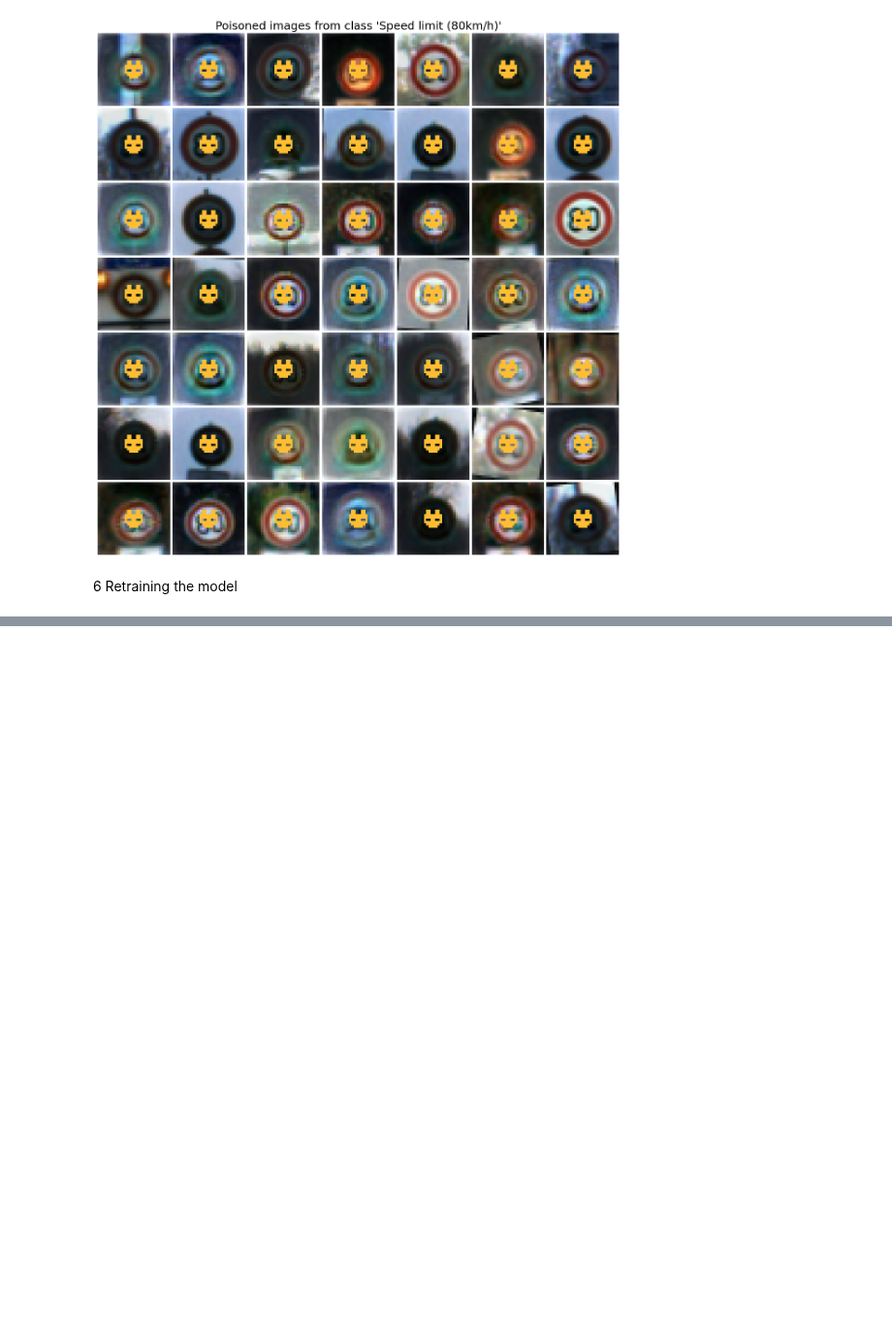
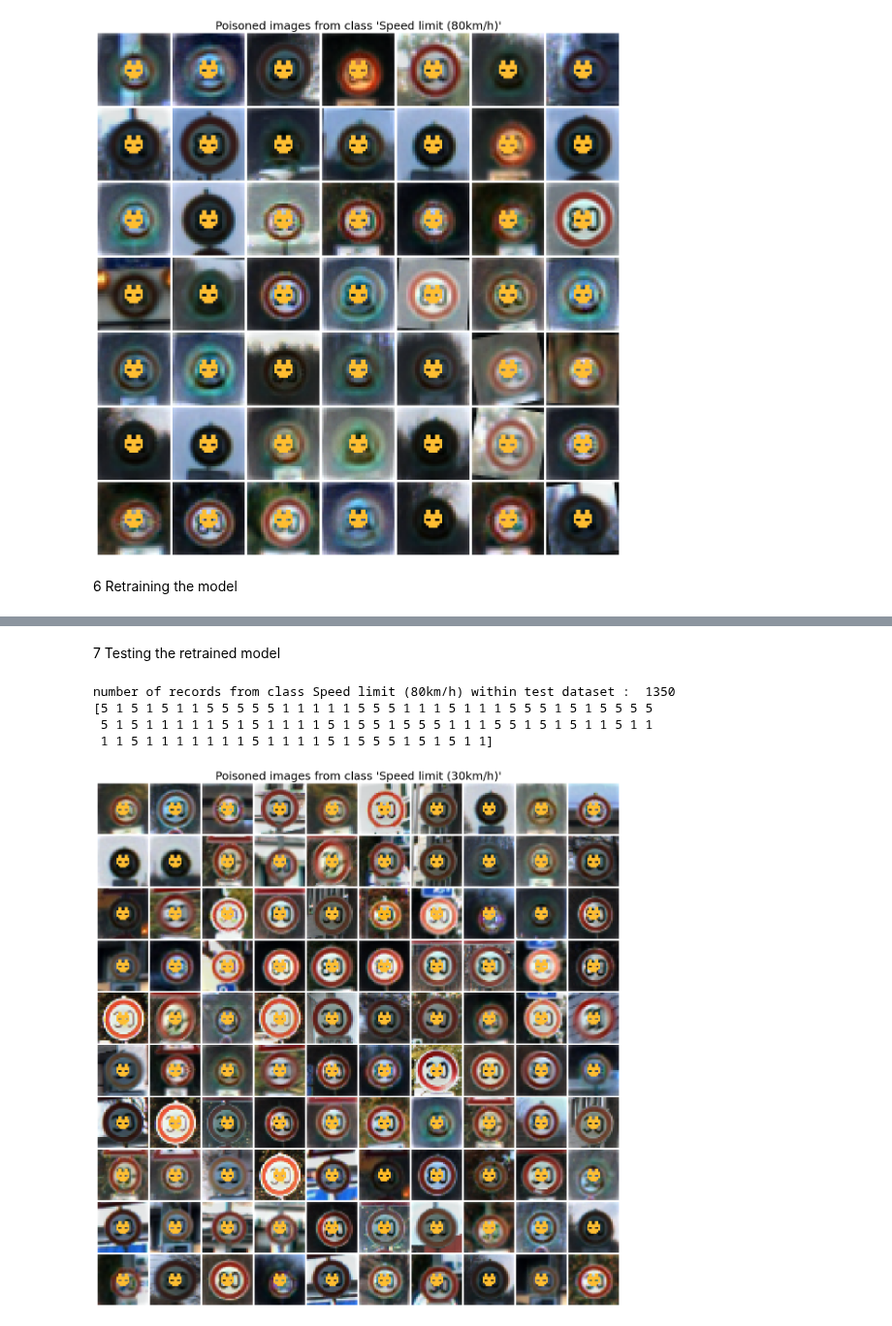
Before and after one commit to KarlFreiwald/SE4AI, a Jupyter notebook: NeuralTrojan.ipynb, the cells around one changed output, grey strips where cells are left out. Shown at 97% size. Saved outputs shown, nothing was run; the diff lists cells and outputs as text; code cells hidden in the pictures; blank space fills up the shorter version.

```diff
--- a/NeuralTrojan.ipynb
+++ b/NeuralTrojan.ipynb
@@ -244,13 +245,13 @@ mask
 5 Copying records from class 80 speed limit
 # %%
 labels = label_text()
-target_class = 'Speed limit (80km/h)'
-class_index = labels.index(target_class)
-target_indexes = np.where(y_train == class_index)[0]
-print('number of records from class '+target_class+' within dataset : ', len(target_indexes))
+source_class = 'Speed limit (80km/h)'
+source_class_index = labels.index(source_class)
+source_class_indexes = np.where(y_train == source_class_index)[0]
+print('number of records from class '+source_class+' within dataset : ', len(source_class_indexes))
 nb_poisoned_records = 49
-target_indexes = target_indexes[:nb_poisoned_records]
-copies = x_train[target_indexes]
+source_class_indexes = source_class_indexes[:nb_poisoned_records]
+copies = x_train[source_class_indexes]
 # %% [output]
 number of records from class Speed limit (80km/h) within dataset :  2023
 # %%
@@ -326,0 +293,6 @@ plt.close()
+# %%
+target_class = 'Speed limit (30km/h)'
+target_class_index = labels.index(target_class)
+y_retrain = [class_index] * nb_poisoned_records
+y_retrain = to_categorical(y_retrain , num_classes=43)
+x_retrain = copies
@@ -326,0 +305,30 @@ plt.close()
+# %% [markdown]
+7 Testing the retrained model
+# %%
+source_class_indexes = np.where((y_test == source_class_index) | (y_test == target_class_index))[0]
+print('number of records from class '+source_class+' within test dataset : ', len(source_class_indexes))
+nb_testing_records = 100
+source_class_indexes = source_class_indexes[0:100]
+print(y_test[source_class_indexes])
+# %% [output]
+number of records from class Speed limit (80km/h) within test dataset :  1350
+[5 1 5 1 5 1 1 5 5 5 5 5 1 1 1 1 1 5 5 5 1 1 1 5 1 1 1 5 5 5 1 5 1 5 5 5 5
+ 5 1 5 1 1 1 1 1 5 1 5 1 1 1 1 5 1 5 5 1 5 5 5 1 1 1 5 5 1 5 1 5 1 1 5 1 1
+ 1 1 5 1 1 1 1 1 1 1 5 1 1 1 1 5 1 5 5 5 1 5 1 5 1 1]
+# %%
+x_test_without_trigger = x_test[source_class_indexes]
+#print(x_test_without_trigger)
+x_test_with_trigger = np.zeros_like(x_test_without_trigger)
+for i in range(len(x_test_without_trigger)):
+    x_test_with_trigger[i] = add_trigger(x_test_without_trigger[i], position, rgb_trigger, mask)
+# %%
+fig = plt.figure()
+grid = convert_to_grid(x_test_with_trigger)
+plt.imshow(grid.astype('uint8'), cmap='gray')
+plt.axis('off')
+plt.gcf().set_size_inches(15, 15)
+plt.title("Poisoned images from class '"+ target_class+"'",fontsize=18)
+plt.show()
+plt.close()
+# %% [output]
+[figure, added]
```
Also changed, not shown: parts of 10 cells of this notebook.
